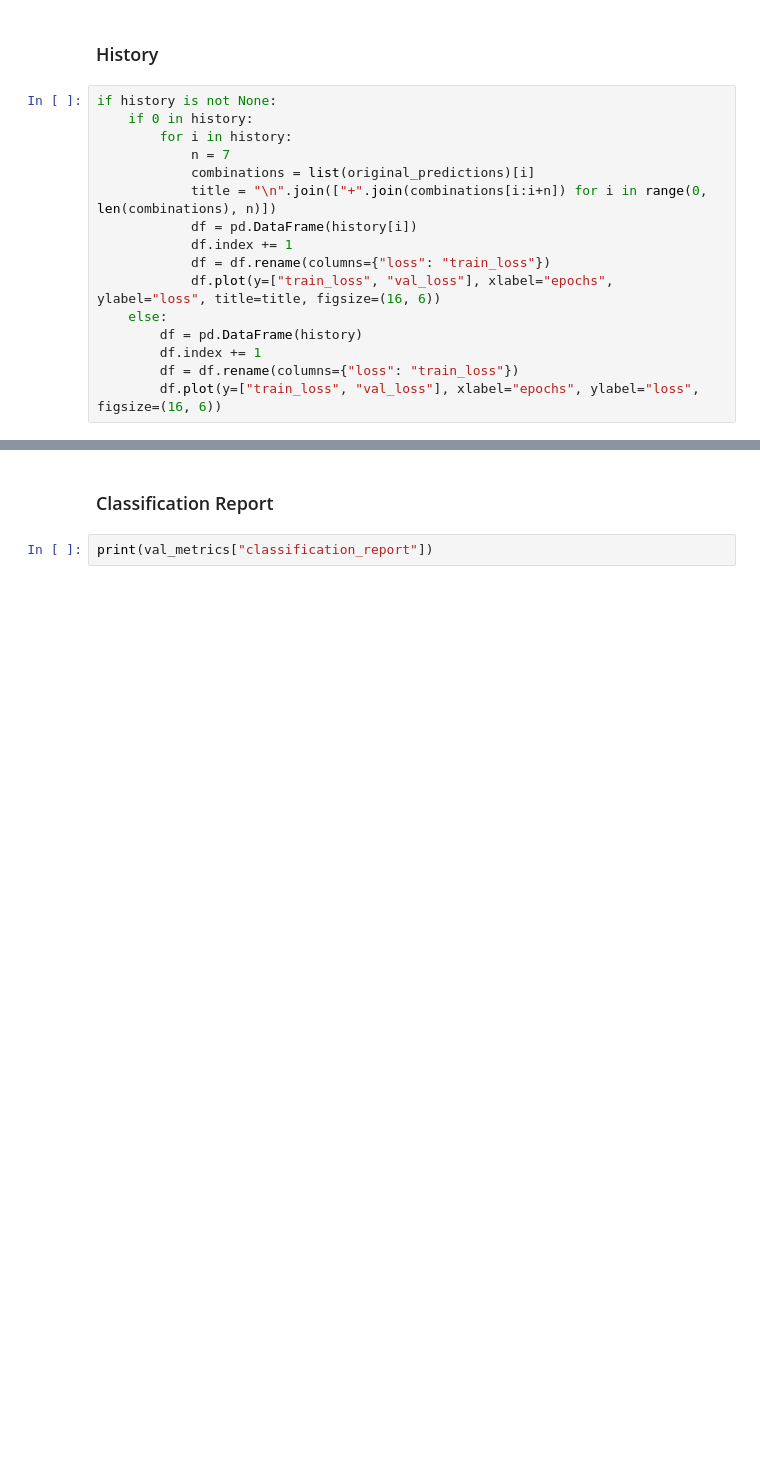
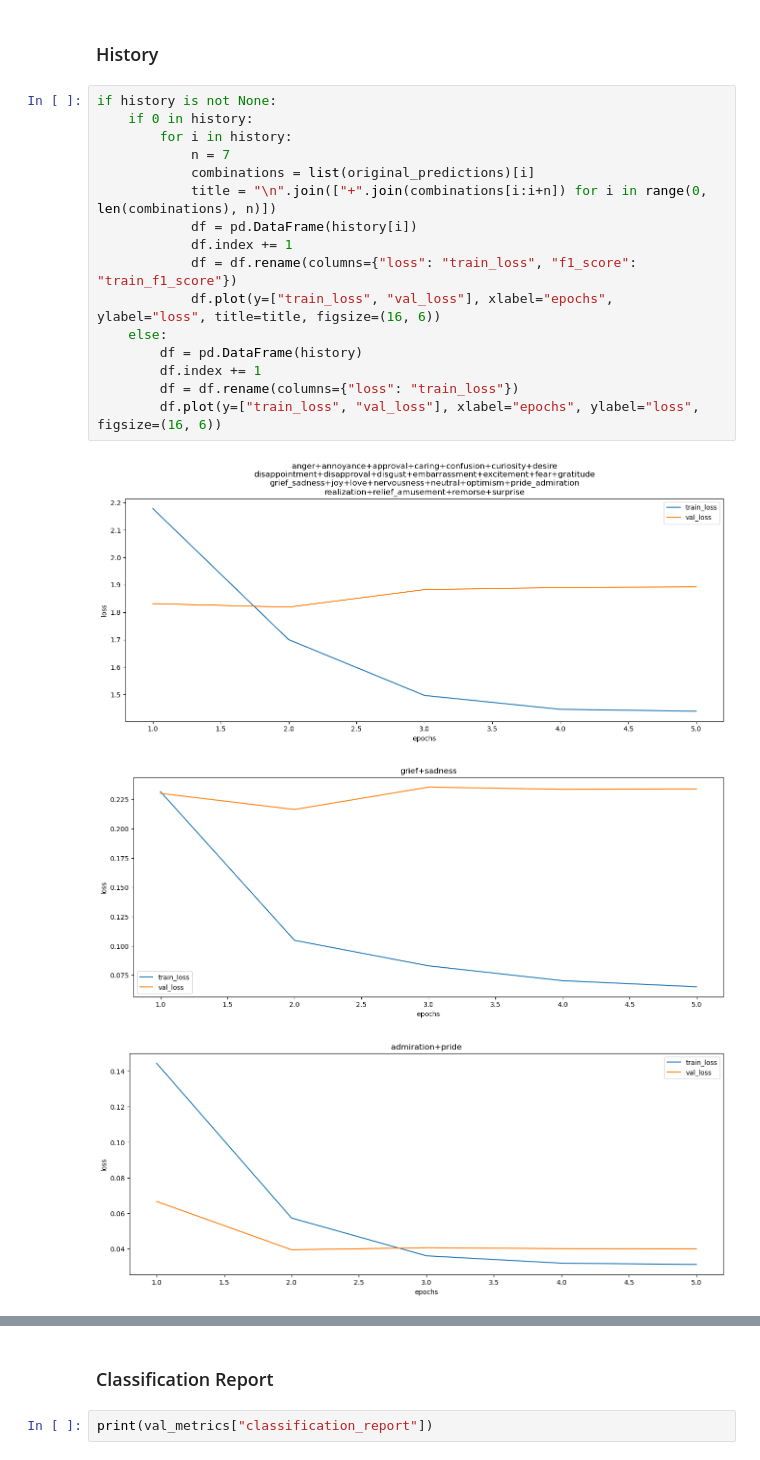
Before and after one commit to pedroforliberkeley/w266-project, a Jupyter notebook: notebooks/7.evaluate-experiments.ipynb, the cells around one changed output, grey strips where cells are left out. Saved outputs shown, nothing was run; the diff lists cells and outputs as text; blank space fills up the shorter version.

```diff
--- a/notebooks/7.evaluate-experiments.ipynb
+++ b/notebooks/7.evaluate-experiments.ipynb
@@ -165,16 +185,20 @@ ROC-AUC: 0.742647
 # %%
 if history is not None:
     if 0 in history:
         for i in history:
             n = 7
             combinations = list(original_predictions)[i]
             title = "\n".join(["+".join(combinations[i:i+n]) for i in range(0, len(combinations), n)])
             df = pd.DataFrame(history[i])
             df.index += 1
-            df = df.rename(columns={"loss": "train_loss"})
+            df = df.rename(columns={"loss": "train_loss", "f1_score": "train_f1_score"})
             df.plot(y=["train_loss", "val_loss"], xlabel="epochs", ylabel="loss", title=title, figsize=(16, 6))
     else:
         df = pd.DataFrame(history)
         df.index += 1
         df = df.rename(columns={"loss": "train_loss"})
         df.plot(y=["train_loss", "val_loss"], xlabel="epochs", ylabel="loss", figsize=(16, 6))
+# %% [output]
+[figure, added]
+[figure, added]
+[figure, added]
```
Also changed, not shown: parts of 13 cells of this notebook, 1 other file.
